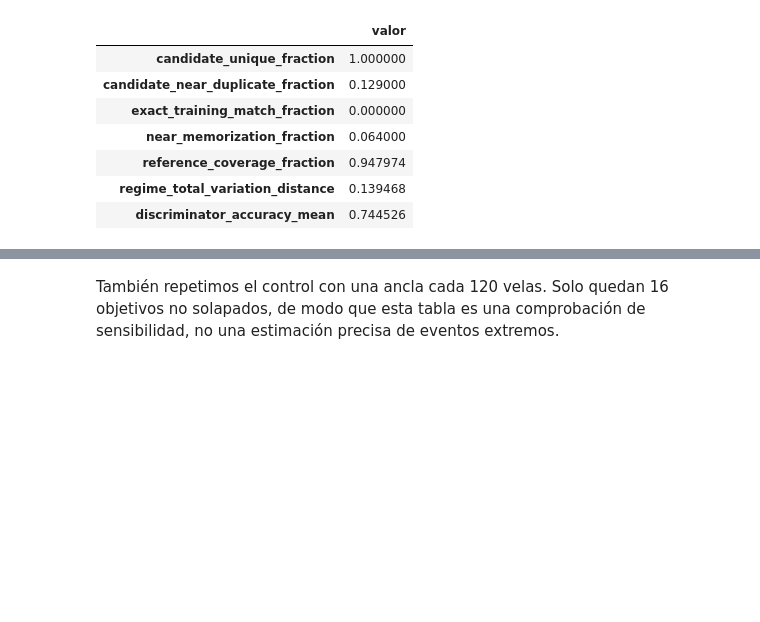
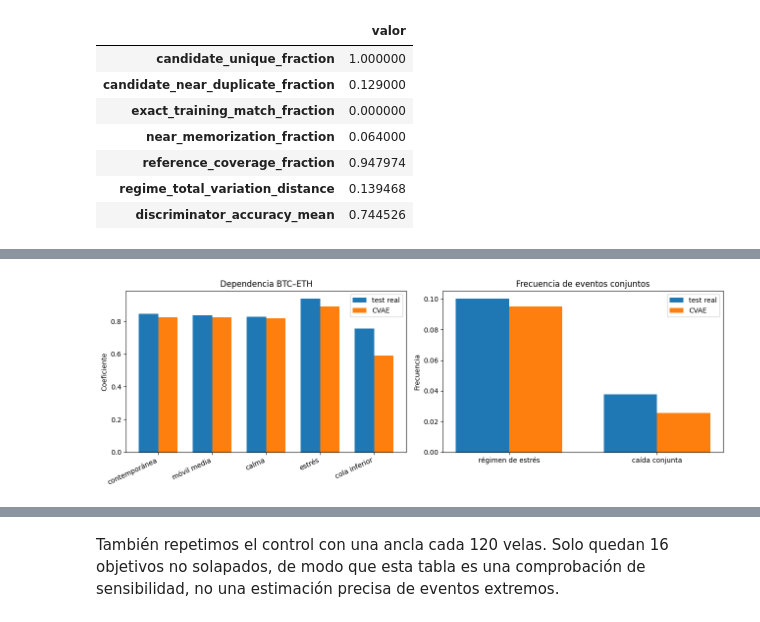
Before and after one commit to hipaor01/Taller_Generativos, a Jupyter notebook: notebooks/CVAE_BTC_ETH.ipynb, the cells around one changed output, grey strips where cells are left out. Drawn from its saved outputs; the diff is of its cells as text; code cells hidden in the pictures; blank space fills up the shorter version.

```diff
--- a/notebooks/CVAE_BTC_ETH.ipynb
+++ b/notebooks/CVAE_BTC_ETH.ipynb
@@ -861,0 +918,50 @@ diversity_table[
+# %%
+dependence_labels = [
+    "contemporánea",
+    "móvil media",
+    "calma",
+    "estrés",
+    "cola inferior",
+]
+reference_dependence = [
+    cross_asset_report.reference.contemporaneous_correlation,
+    cross_asset_report.reference.rolling_correlation.mean,
+    cross_asset_report.reference.calm_correlation,
+    cross_asset_report.reference.stress_correlation,
+    cross_asset_report.reference.lower_tail_dependence,
+]
+candidate_dependence = [
+    cross_asset_report.candidate.contemporaneous_correlation,
+    cross_asset_report.candidate.rolling_correlation.mean,
+    cross_asset_report.candidate.calm_correlation,
+    cross_asset_report.candidate.stress_correlation,
+    cross_asset_report.candidate.lower_tail_dependence,
+]
+
+x_positions = np.arange(len(dependence_labels))
+fig, axes = plt.subplots(1, 2, figsize=(13, 4.5))
+axes[0].bar(x_positions - 0.18, reference_dependence, 0.36, label="test real")
+axes[0].bar(x_positions + 0.18, candidate_dependence, 0.36, label="CVAE")
+axes[0].set_xticks(x_positions, dependence_labels, rotation=25, ha="right")
+axes[0].set(title="Dependencia BTC–ETH", ylabel="Coeficiente")
+axes[0].legend()
+
+event_labels = ["régimen de estrés", "caída conjunta"]
+reference_events = [
+    cross_asset_report.reference.stress_frequency,
+    cross_asset_report.reference.joint_drop_probability,
+]
+candidate_events = [
+    cross_asset_report.candidate.stress_frequency,
+    cross_asset_report.candidate.joint_drop_probability,
+]
+event_positions = np.arange(len(event_labels))
+axes[1].bar(event_positions - 0.18, reference_events, 0.36, label="test real")
+axes[1].bar(event_positions + 0.18, candidate_events, 0.36, label="CVAE")
+axes[1].set_xticks(event_positions, event_labels)
+axes[1].set(title="Frecuencia de eventos conjuntos", ylabel="Frecuencia")
+axes[1].legend()
+fig.tight_layout()
+plt.show()
+# %% [output]
+[figure, added]
```
Also changed, not shown: parts of 9 cells of this notebook, 1 other file.
